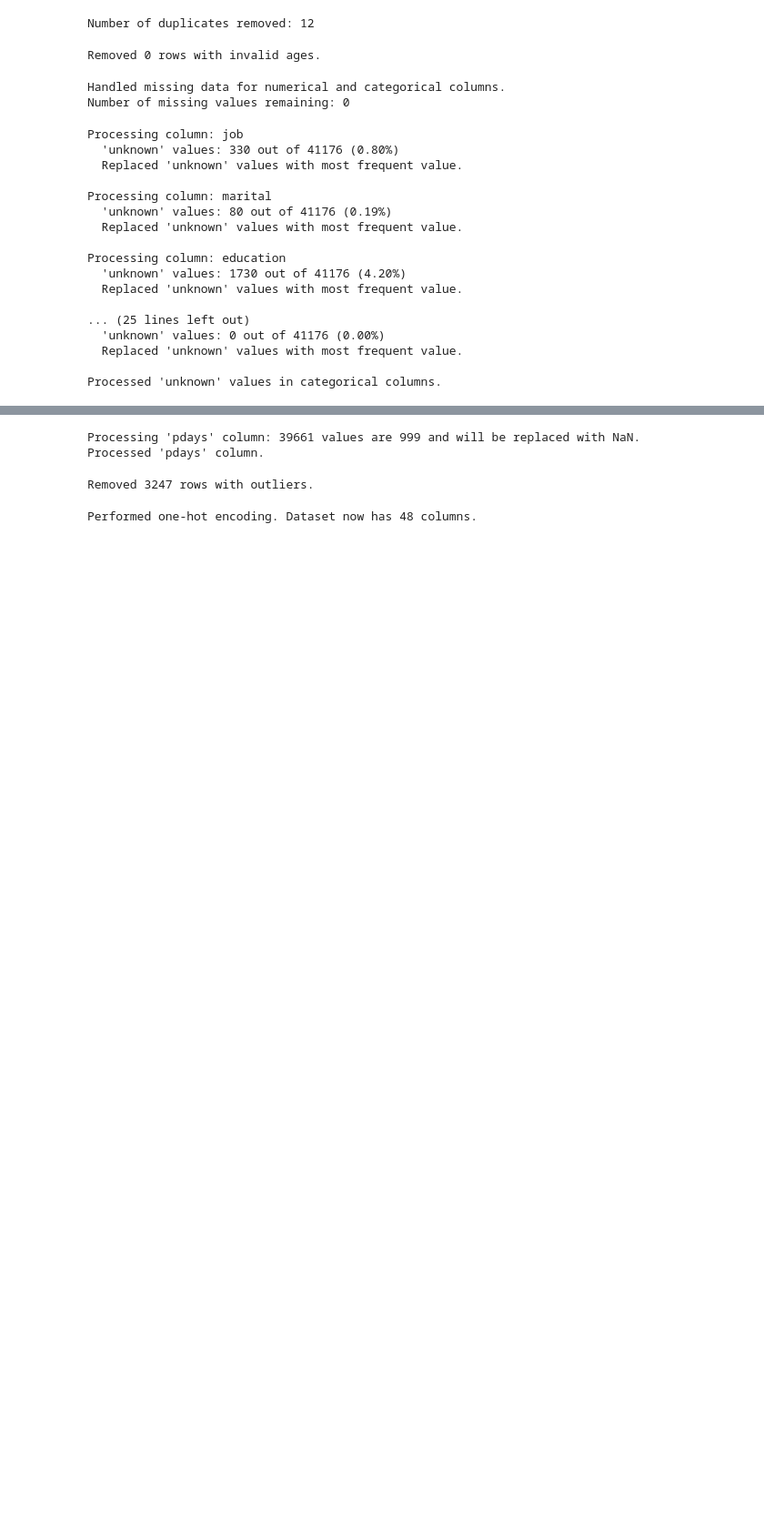
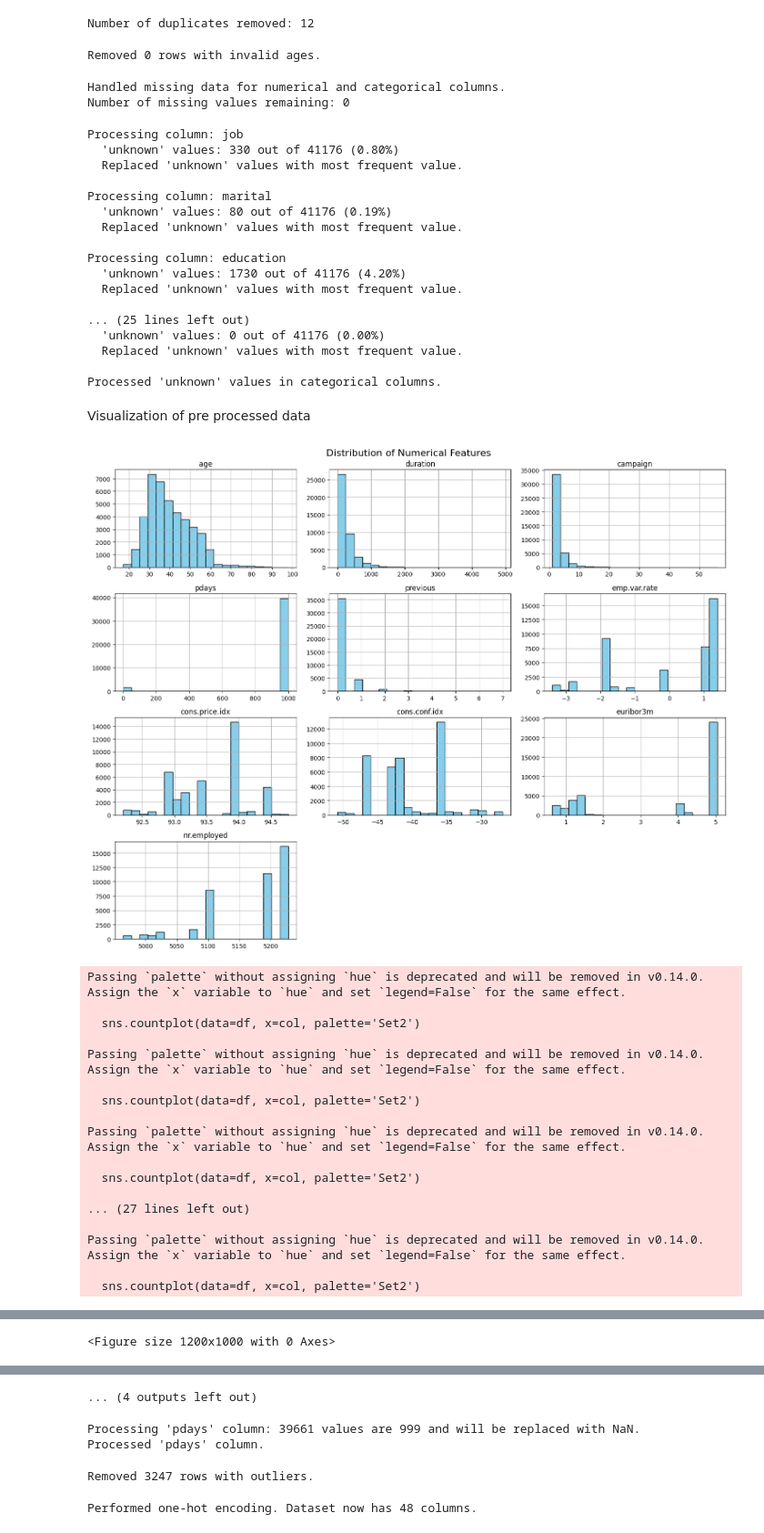
Before and after one commit to Shaithra2107/Bank-Marketing-Prediction-, a Jupyter notebook: Bank_Marketing_Prediction.ipynb, the cells around one changed output, grey strips where cells are left out. Shown at 91% size. Cells and saved outputs as stored; diff of their text form; code cells hidden in the pictures; blank space fills up the shorter version.

```diff
--- a/Bank_Marketing_Prediction.ipynb
+++ b/Bank_Marketing_Prediction.ipynb
@@ -322,3 +357,68 @@ Processing column: education
   Replaced 'unknown' values with most frequent value.
 
 Processed 'unknown' values in categorical columns.
+# %% [markdown]
+Visualization of pre processed data
+# %%
+import pandas as pd
+import matplotlib.pyplot as plt
+import seaborn as sns
+from sklearn.preprocessing import LabelEncoder
+
+# Load dataset (make sure the path is correct)
+df = pd.read_csv(bank_additional_full_path, delimiter=';')
+
+# ** 3. Distribution of Numerical Features **
+numerical_columns = df.select_dtypes(include=['float64', 'int64']).columns
+df[numerical_columns].hist(bins=20, figsize=(15, 12), color='skyblue', edgecolor='black')  # Increased height here
+plt.suptitle("Distribution of Numerical Features", fontsize=16)
+plt.tight_layout()
+plt.show()
+
+# ** 4. Distribution of Categorical Features **
+categorical_columns = df.select_dtypes(include=['object']).columns
+
+plt.figure(figsize=(15, 14))  # Increased height here
+for i, col in enumerate(categorical_columns, 1):
+    plt.subplot(4, 3, i)  # You can adjust this to fit the number of categorical variables
+    sns.countplot(data=df, x=col, palette='Set2')
+    plt.title(f"{col} Distribution", fontsize=14)
+    plt.xticks(rotation=45)
+plt.tight_layout()
+plt.show()
+
+# ** 5. Correlation Heatmap for Numerical Features **
+plt.figure(figsize=(12, 10))  # Increased size for better visibility
+corr_matrix = df[numerical_columns].corr()
+sns.heatmap(corr_matrix, annot=True, cmap='coolwarm', fmt='.2f')
+plt.title("Correlation Heatmap of Numerical Features", fontsize=16)
+plt.show()
+
+# ** 6. Categorical Features by Target Distribution **
+plt.figure(figsize=(12, 10))
+for i, col in enumerate(categorical_columns, 1):
+    plt.figure(figsize=(10, 6))
+    sns.countplot(data=data, x=col, hue=target, palette='viridis')
+    plt.title(f"Count Plot of {col} by Target Class")
+    plt.xticks(rotation=45)
+    plt.ylabel("Count")
+    plt.show()
+# %% [output]
+[figure, added]
+Passing `palette` without assigning `hue` is deprecated and will be removed in v0.14.0. Assign the `x` variable to `hue` and set `legend=False` for the same effect.
+
+  sns.countplot(data=df, x=col, palette='Set2')
+
+Passing `palette` without assigning `hue` is deprecated and will be removed in v0.14.0. Assign the `x` variable to `hue` and set `legend=False` for the same effect.
+
+  sns.countplot(data=df, x=col, palette='Set2')
+
+Passing `palette` without assigning `hue` is deprecated and will be removed in v0.14.0. Assign the `x` variable to `hue` and set `legend=False` for the same effect.
+
+  sns.countplot(data=df, x=col, palette='Set2')
+
+... (27 lines left out)
+
+Passing `palette` without assigning `hue` is deprecated and will be removed in v0.14.0. Assign the `x` variable to `hue` and set `legend=False` for the same effect.
+
+  sns.countplot(data=df, x=col, palette='Set2')
@@ -324,0 +427 @@ Processed 'unknown' values in categorical columns.
+<Figure size 1200x1000 with 0 Axes>
@@ -325,3 +435,4 @@ Processed 'unknown' values in categorical columns.
+... (4 outputs left out)
 # %%
 # Step 8: Special handling for 'pdays' column
 pdays_count = (data_cleaned['pdays'] == 999).sum()
```
Also changed, not shown: parts of 29 cells of this notebook.
